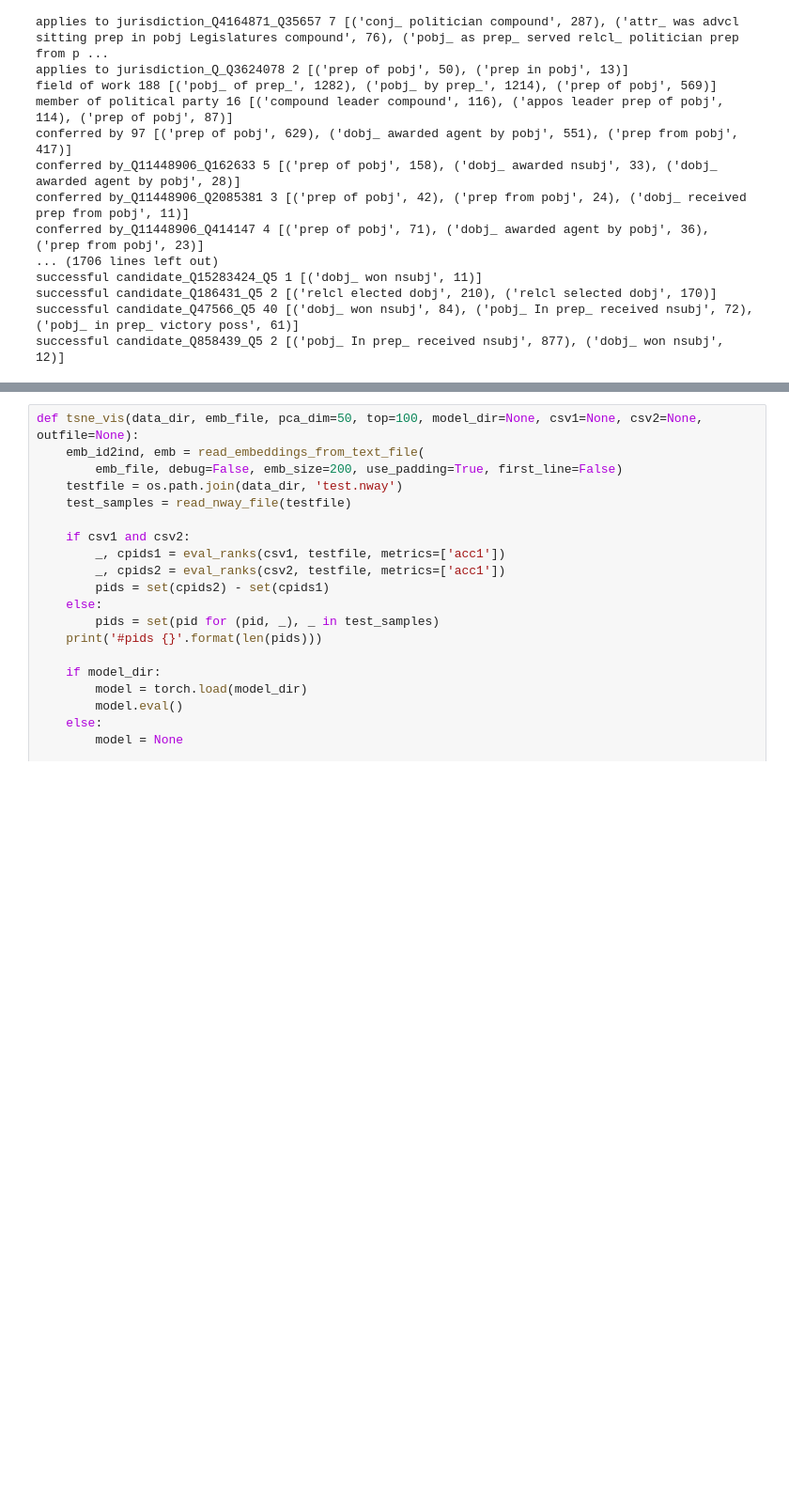
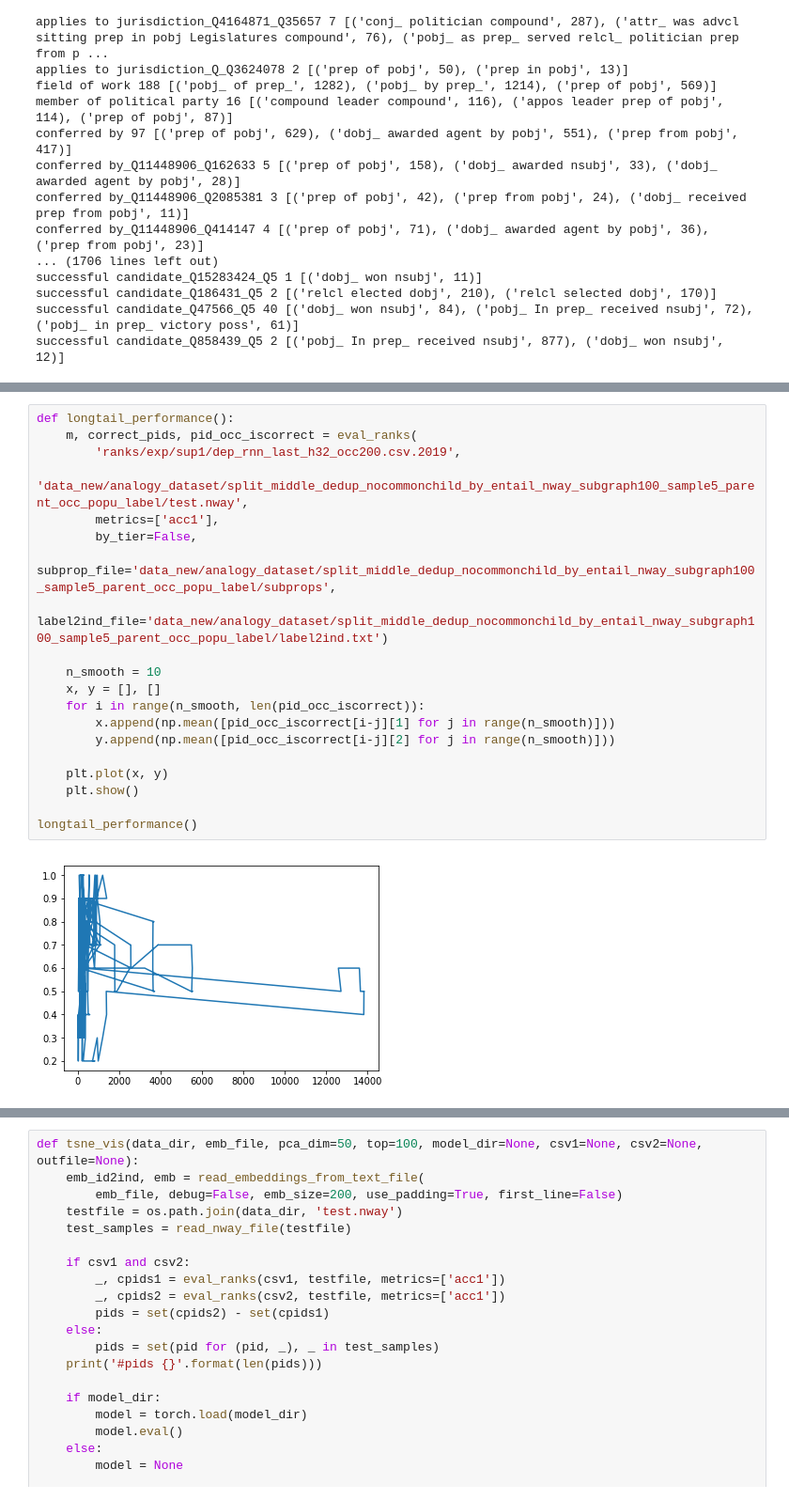
Before and after one commit to jzbjyb/RelEnt, a Jupyter notebook: exp.ipynb, the cells around one changed output, grey strips where cells are left out. Shown at 94% size. Cells and saved outputs as stored; diff of their text form; blank space fills up the shorter version.

```diff
--- a/exp.ipynb
+++ b/exp.ipynb
@@ -3765 +3804,23 @@ def eval_ranks_in_dir(filepath, testfile):
+# %%
+def longtail_performance():
+    m, correct_pids, pid_occ_iscorrect = eval_ranks(
+        'ranks/exp/sup1/dep_rnn_last_h32_occ200.csv.2019',
+        'data_new/analogy_dataset/split_middle_dedup_nocommonchild_by_entail_nway_subgraph100_sample5_parent_occ_popu_label/test.nway',
+        metrics=['acc1'],
+        by_tier=False,
+        subprop_file='data_new/analogy_dataset/split_middle_dedup_nocommonchild_by_entail_nway_subgraph100_sample5_parent_occ_popu_label/subprops',
+        label2ind_file='data_new/analogy_dataset/split_middle_dedup_nocommonchild_by_entail_nway_subgraph100_sample5_parent_occ_popu_label/label2ind.txt')
+
+    n_smooth = 10
+    x, y = [], []
+    for i in range(n_smooth, len(pid_occ_iscorrect)):
+        x.append(np.mean([pid_occ_iscorrect[i-j][1] for j in range(n_smooth)]))
+        y.append(np.mean([pid_occ_iscorrect[i-j][2] for j in range(n_smooth)]))
+
+    plt.plot(x, y)
+    plt.show()
+
+longtail_performance()
+# %% [output]
+[figure, added]
 # %%
```
Also changed, not shown: parts of 2 cells of this notebook, 7 other files.
